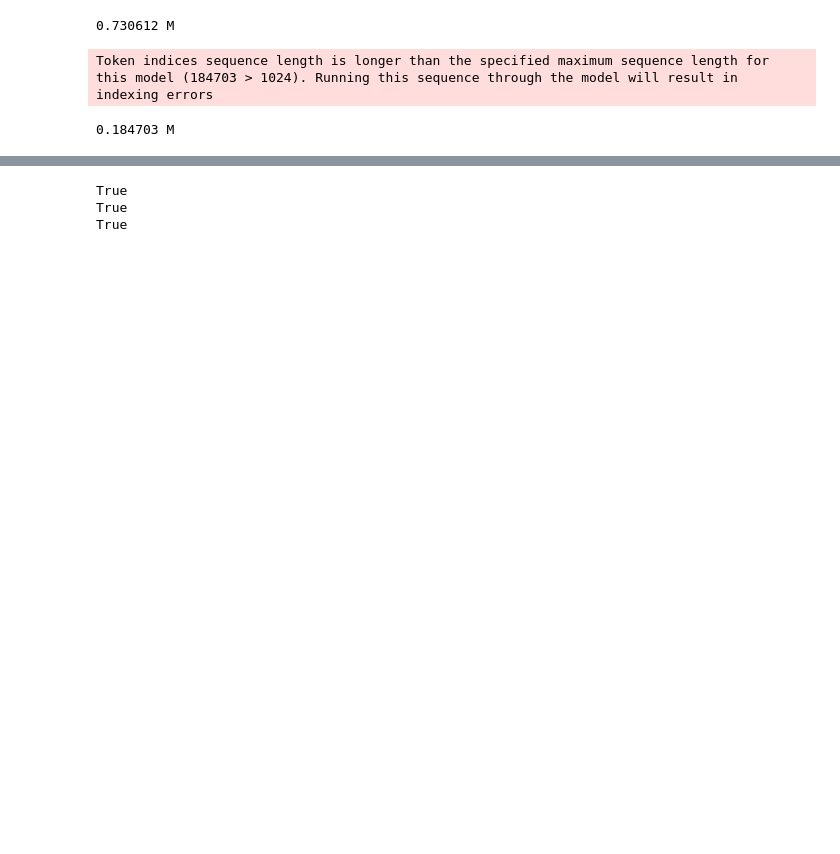
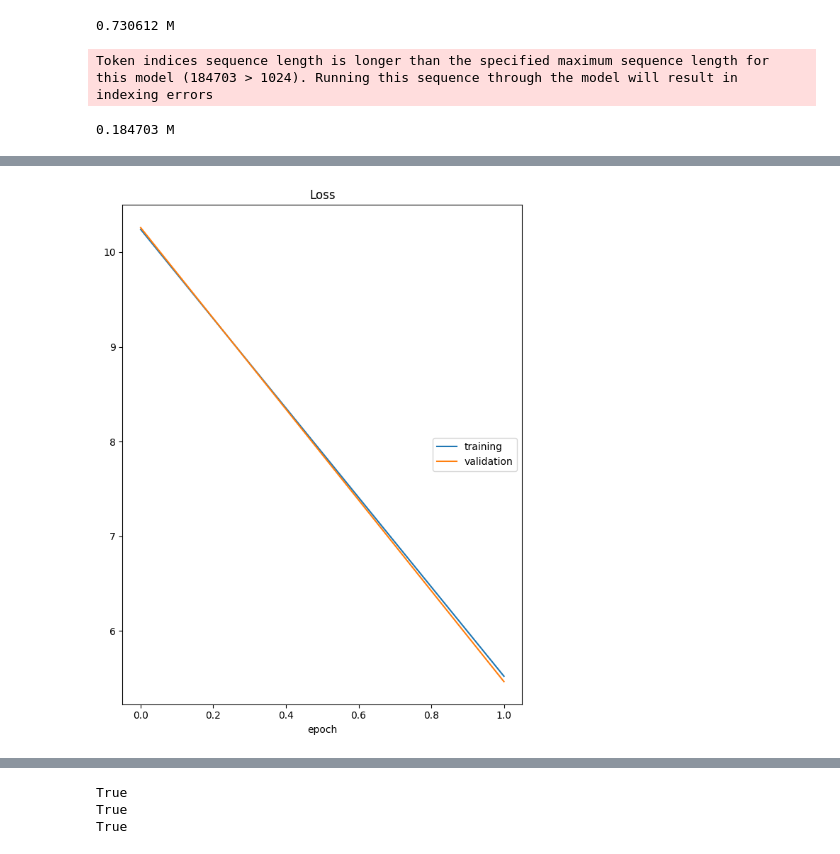
Before and after one commit to Nova-GPT/NovaGPT, a Jupyter notebook: v4.ipynb, the cells around one changed output, grey strips where cells are left out. Saved outputs shown, nothing was run; the diff lists cells and outputs as text; code cells hidden in the pictures; blank space fills up the shorter version.

Commit message:
working efficient model with deepseek techniques implimentations

```diff
--- a/v4.ipynb
+++ b/v4.ipynb
@@ -57,3 +40,18 @@ tokenizer = AutoTokenizer.from_pretrained("gpt2")
 # tokenizer = AutoTokenizer.from_pretrained("microsoft/phi-3.5-mini-instruct")
 # tokenizer = AutoTokenizer.from_pretrained("TinyLlama/TinyLlama-1.1B-Chat-v1.0")
 stories = TrainingData.TinyStories()
+# %%
+# hyperparameters
+modelSpecs = ModelSpecs.create('mid', VOCAB_SIZE=tokenizer.vocab_size)
+# BATCH_SIZE = 38 # how many independent sequences will we process in parallel?
+# BATCH_SIZE = 28 # how many independent sequences will we process in parallel?
+BATCH_SIZE = 2 # how many independent sequences will we process in parallel?
+MAX_ITERS = 2000
+LEARNING_RATE = 3e-4
+EVAL_INTERVALS = 100
+# EVAL_ITERS = 200
+EVAL_ITERS = 50
+TRAIN_TEST_SPLIT = 0.9
+# device = 'cpu'
+device = 'cuda' if torch.cuda.is_available() else 'cpu'
+print(f"Running on {device.capitalize()} device.")
@@ -257,0 +311,81 @@ Total Training Time : 1.69 minutes
+# %%
+# import torch
+# from torch.cuda.amp import autocast, GradScaler
+# from livelossplot import PlotLosses
+from tqdm import tqdm
+# import time
+import sys
+
+# ---------------------- CONFIG ----------------------
+ITERS = 100
+ACCUMULATION_STEPS = 2
+EVAL_INTERVALS = 100
+TRAIN_TEST_SPLIT = 0.9
+liveloss = PlotLosses()
+scaler = GradScaler()
+
+# ---------------------- TRAINING ----------------------
+startTime = time.time()
+step = BATCH_SIZE * modelSpecs.BLOCK_SIZE * ITERS * 8
+outer_starts = list(range(0, len(stories), step))
+num_outer_loops = len(outer_starts)
+
+# tqdm progress bar for dataset coverage
+pbar = tqdm(total=num_outer_loops, desc="Training Progress", ncols=100, file=sys.stdout)
+
+for outer_idx, story_start in enumerate(outer_starts):
+    pbar.set_postfix({"slice": f"{outer_idx+1}/{num_outer_loops}"})
+
+    # Move tqdm bar before printing any normal logs
+    pbar.refresh()
+    print(f"\n=== OUTER ITER: {outer_idx+1}/{num_outer_loops} | STRING INDEX: {story_start} ===")
+
+    text = stories[story_start : story_start + step]
+    data = torch.tensor(tokenizer.encode(text), dtype=torch.long)
+    n = int(TRAIN_TEST_SPLIT * len(data))
+    print(f"Tokens: {len(data)/1e6:.2f}M")
+
+    train_data, val_data = data[:n], data[n:]
+    del data
+    torch.cuda.empty_cache()
+
+    m.train()
+
+    for iter in range(0, ITERS, ACCUMULATION_STEPS):
+
+        optimizer.zero_grad(set_to_none=True)
+
+        # ----------- ACCUMULATED GRADIENTS -----------
+        for _ in range(ACCUMULATION_STEPS):
+            with autocast(device_type='cuda', dtype=torch.float16):
+                xb, yb = get_batch('train')
+                logits, loss = m(xb, yb)
+                scaler.scale(loss / ACCUMULATION_STEPS).backward()
+
+        # ----------- OPTIMIZER STEP -----------
+        scaler.step(optimizer)
+        scaler.update()
+        # ----------- PERIODIC EVAL + LOGGING -----------
+        if iter % EVAL_INTERVALS == 0 or iter == MAX_ITERS - 1:
+            # torch.cuda.empty_cache()
+            losses = estimate_loss(m)
+            liveloss.update({'loss': losses['train'], 'val_loss': losses['val']})
+            liveloss.send()
+            elapsed = (time.time() - startTime)/60//0.01
+            print(f"[Eval] Iter {iter}/{MAX_ITERS} | Train: {losses['train']:.4f} | Val: {losses['val']:.4f} | Time: {elapsed} min")
+            pbar.refresh()
+
+    pbar.update(1)
+    pbar.refresh()  # ensures the bar stays visible
+    outer_elapsed = (time.time() - startTime)/60
+
+pbar.close()
+torch.cuda.empty_cache()
+total_time = (time.time() - startTime)/60
+
+print(f"\n✅ Training Completed in {total_time:.2f} minutes.")
+print(f"Memory: {torch.cuda.memory_allocated()/1e6:.1f}MB used, "
+      f"{torch.cuda.max_memory_allocated()/1e6:.1f}MB peak, "
+      f"{torch.cuda.memory_reserved()/1e6:.1f}MB reserved.")
+# %% [output]
+[figure, added]
```
Also changed, not shown: parts of 17 cells of this notebook, 11 other files.
